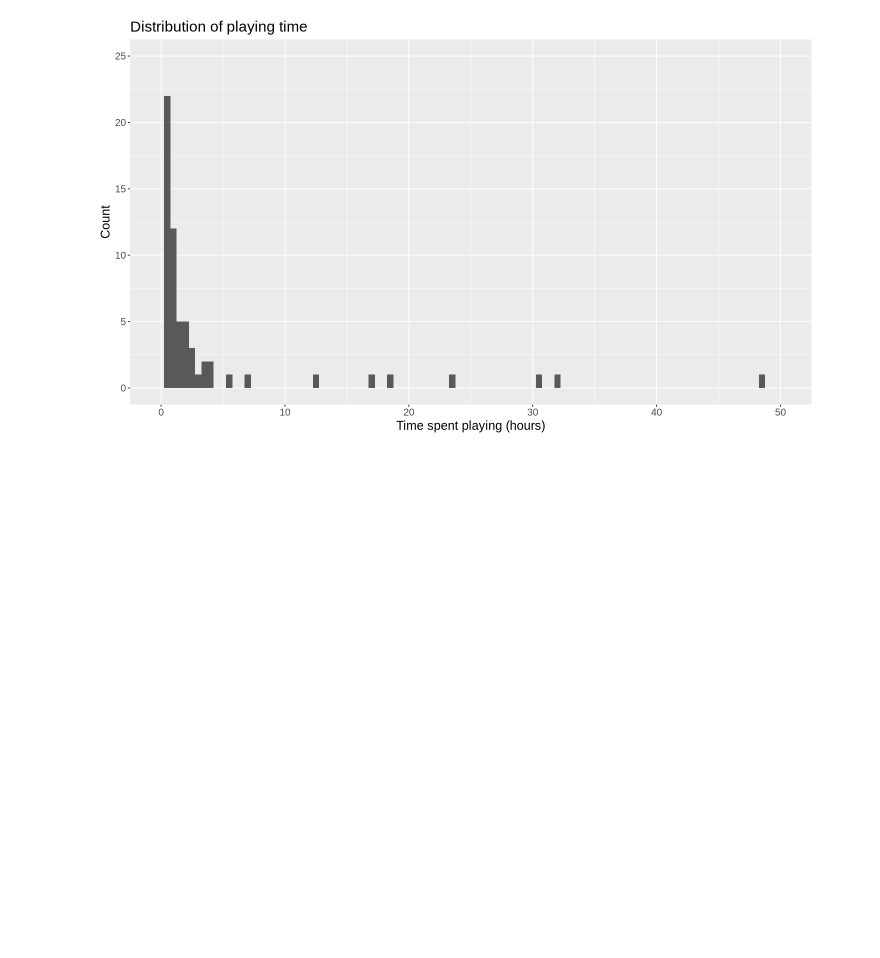
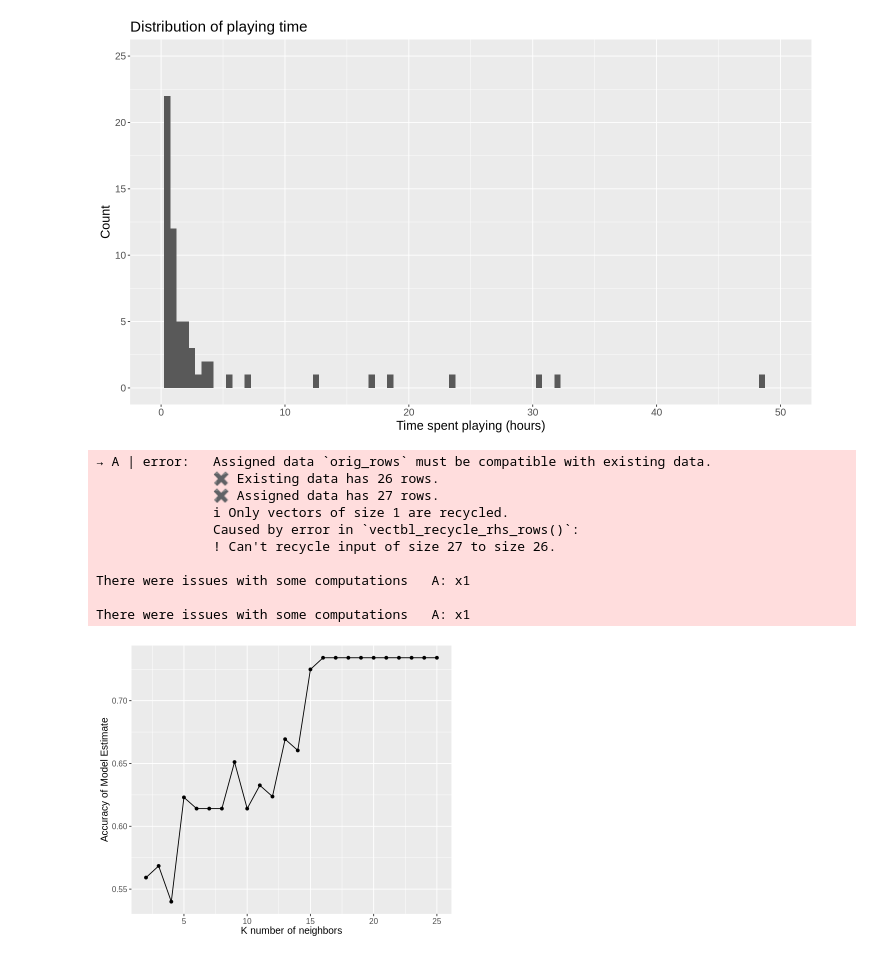
Before and after one commit to aikayl/dsci-100-2025w2-group-38, a Jupyter notebook: Project Final Report.ipynb, the cells around one changed output. Saved outputs shown, nothing was run; the diff lists cells and outputs as text; code cells hidden in the pictures; blank space fills up the shorter version.

Commit message:
ADDED CLASSIFICATION ALGORITHM

```diff
--- a/Project Final Report.ipynb
+++ b/Project Final Report.ipynb
@@ -110,3 +101,55 @@ Warning message:
 [figure]
 # %%
 #Classification algorithm:
+# %%
+subscriber_split <- initial_split(players_recode, prop = 0.70, strata = subscribe)
+subscriber_train <- training(subscriber_split)
+subscriber_test <- testing(subscriber_split)
+# %%
+set.seed(1234)
+
+options(repr.plot.height = 5, repr.plot.width = 6)
+
+data_recipe <- recipe(subscribe ~ Age + played_hours, data = subscriber_train)
+
+knn_spec <- nearest_neighbor(weight_func = "rectangular", neighbors = tune()) |>
+    set_engine("kknn") |>
+    set_mode("classification")
+
+data_vfold <- vfold_cv(subscriber_train, v = 5, strata = subscribe)
+
+kvalues_tibble <- tibble(neighbors = 2:25)
+
+knn_results <- workflow() |>
+    add_recipe(data_recipe) |>
+    add_model(knn_spec) |>
+    tune_grid(resamples = data_vfold, grid = kvalues_tibble)
+
+data_metrics <- collect_metrics(knn_results)
+
+accuracies <- data_metrics |>
+filter(.metric == "accuracy") |>
+mutate(neighbors = as.numeric(neighbors), mean = as.numeric(mean)) |>
+drop_na()
+
+
+cross_val_plot <- accuracies |>
+    ggplot(aes(x = neighbors, y = mean)) +
+    geom_point() +
+    geom_line() +
+    labs(x = "K number of neighbors", y = "Accuracy of Model Estimate") +
+    theme(text = element_text(size = 12))
+
+cross_val_plot
+# %% [output]
+→ A | error:   Assigned data `orig_rows` must be compatible with existing data.
+               ✖ Existing data has 26 rows.
+               ✖ Assigned data has 27 rows.
+               ℹ Only vectors of size 1 are recycled.
+               Caused by error in `vectbl_recycle_rhs_rows()`:
+               ! Can't recycle input of size 27 to size 26.
+
+There were issues with some computations   A: x1
+
+There were issues with some computations   A: x1
+[figure, added]
```
Also changed, not shown: parts of 1 cell of this notebook.
